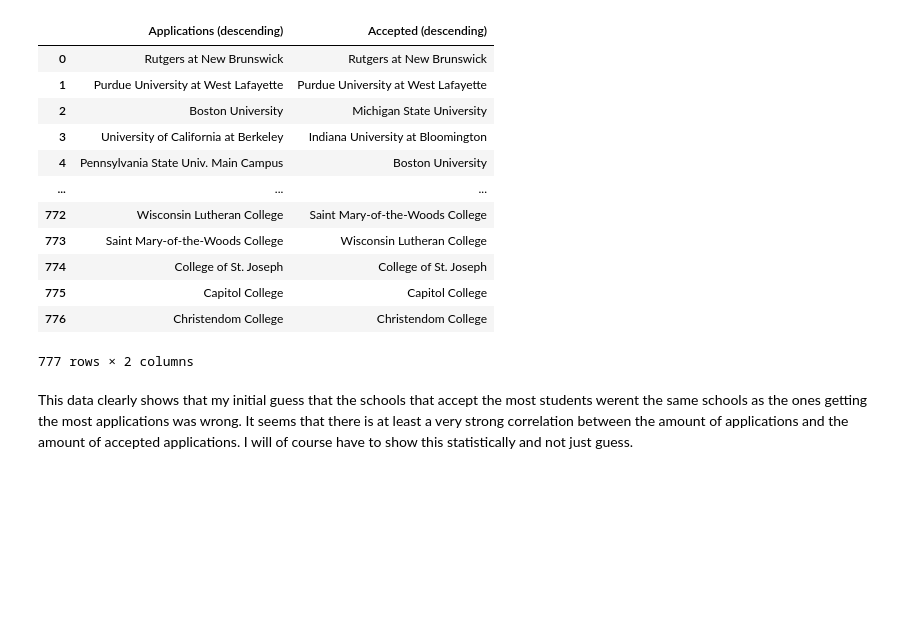
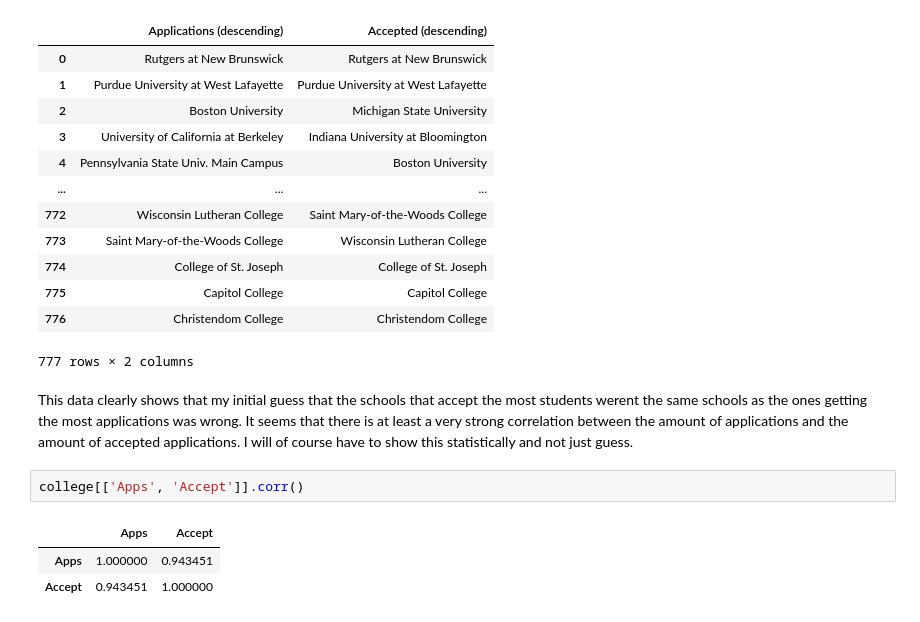
Before and after one commit to Theodor-Helje/python-programming-Theodor-Helje, a Jupyter notebook: Databehandling/Labs/Labb_databehandling/labb_main.ipynb, the cells around one changed output. Saved outputs shown, nothing was run; the diff lists cells and outputs as text; blank space fills up the shorter version.

```diff
--- a/Databehandling/Labs/Labb_databehandling/labb_main.ipynb
+++ b/Databehandling/Labs/Labb_databehandling/labb_main.ipynb
@@ -181,3 +181,9 @@ pd.DataFrame({
 777 rows × 2 columns
 # %% [markdown]
 This data clearly shows that my initial guess that the schools that accept the most students werent the same schools as the ones getting the most applications was wrong. It seems that there is at least a very strong correlation between the amount of applications and the amount of accepted applications. I will of course have to show this statistically and not just guess.
+# %%
+college[['Apps', 'Accept']].corr()
+# %% [output]
+|  | Apps | Accept |
+| Apps | 1.000000 | 0.943451 |
+| Accept | 0.943451 | 1.000000 |
```
Also changed, not shown: parts of 2 cells of this notebook.
